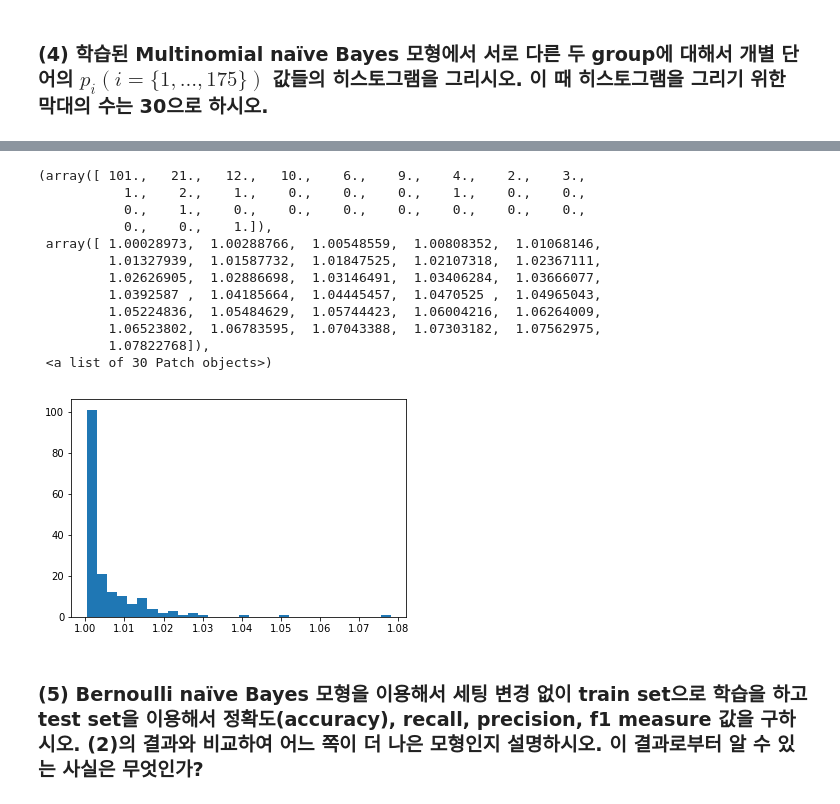
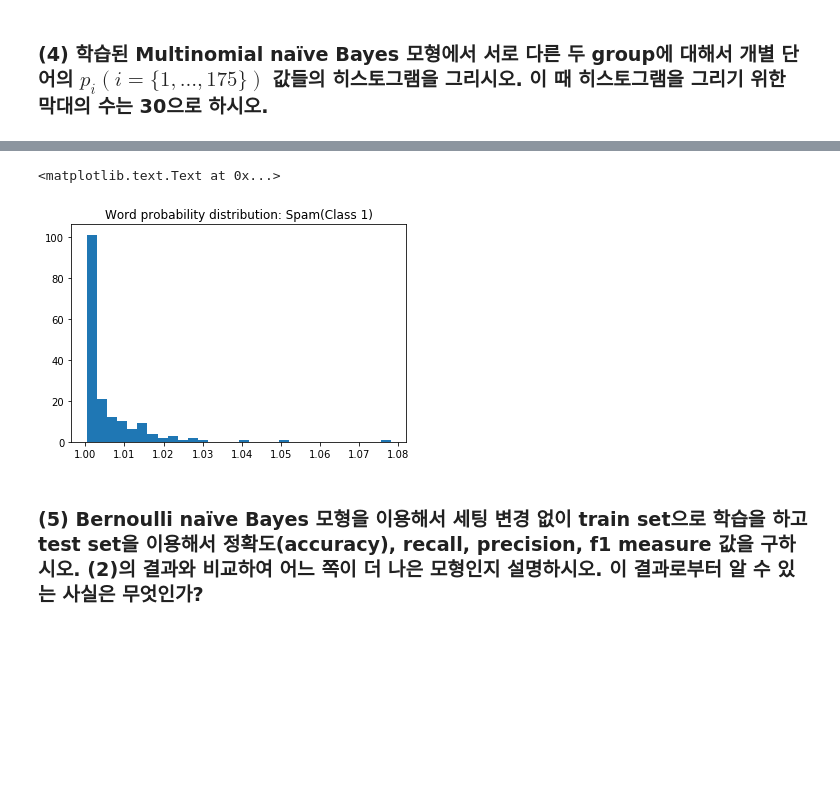
Before and after one commit to 5eo1ab/2017-Spring, a Jupyter notebook: DM/DataMining_Assignment02.ipynb, the cells around one changed output, grey strips where cells are left out. Saved outputs shown, nothing was run; the diff lists cells and outputs as text; code cells hidden in the pictures; blank space fills up the shorter version.

```diff
--- a/DM/DataMining_Assignment02.ipynb
+++ b/DM/DataMining_Assignment02.ipynb
@@ -360,19 +351,9 @@ plt.hist(np.exp(res_df['prob_0']), bins=30)
 # %%
 plt.hist(np.exp(res_df['prob_1']), bins=30)
+plt.title("Word probability distribution: Spam(Class 1)")
 # %% [output]
-(array([ 101.,   21.,   12.,   10.,    6.,    9.,    4.,    2.,    3.,
-           1.,    2.,    1.,    0.,    0.,    0.,    1.,    0.,    0.,
-           0.,    1.,    0.,    0.,    0.,    0.,    0.,    0.,    0.,
-           0.,    0.,    1.]),
- array([ 1.00028973,  1.00288766,  1.00548559,  1.00808352,  1.01068146,
-         1.01327939,  1.01587732,  1.01847525,  1.02107318,  1.02367111,
-         1.02626905,  1.02886698,  1.03146491,  1.03406284,  1.03666077,
-         1.0392587 ,  1.04185664,  1.04445457,  1.0470525 ,  1.04965043,
-         1.05224836,  1.05484629,  1.05744423,  1.06004216,  1.06264009,
-         1.06523802,  1.06783595,  1.07043388,  1.07303182,  1.07562975,
-         1.07822768]),
- <a list of 30 Patch objects>)
+<matplotlib.text.Text at 0x...>
-[figure, old version]
+[figure, new version]
 # %% [markdown]
 ### (5) Bernoulli naïve Bayes 모형을 이용해서 세팅 변경 없이 train set으로 학습을 하고 test set을 이용해서 정확도(accuracy), recall, precision, f1 measure 값을 구하시오. (2)의 결과와 비교하여 어느 쪽이 더 나은 모형인지 설명하시오. 이 결과로부터 알 수 있는 사실은 무엇인가?
 # %%
```
Also changed, not shown: parts of 4 cells of this notebook.
